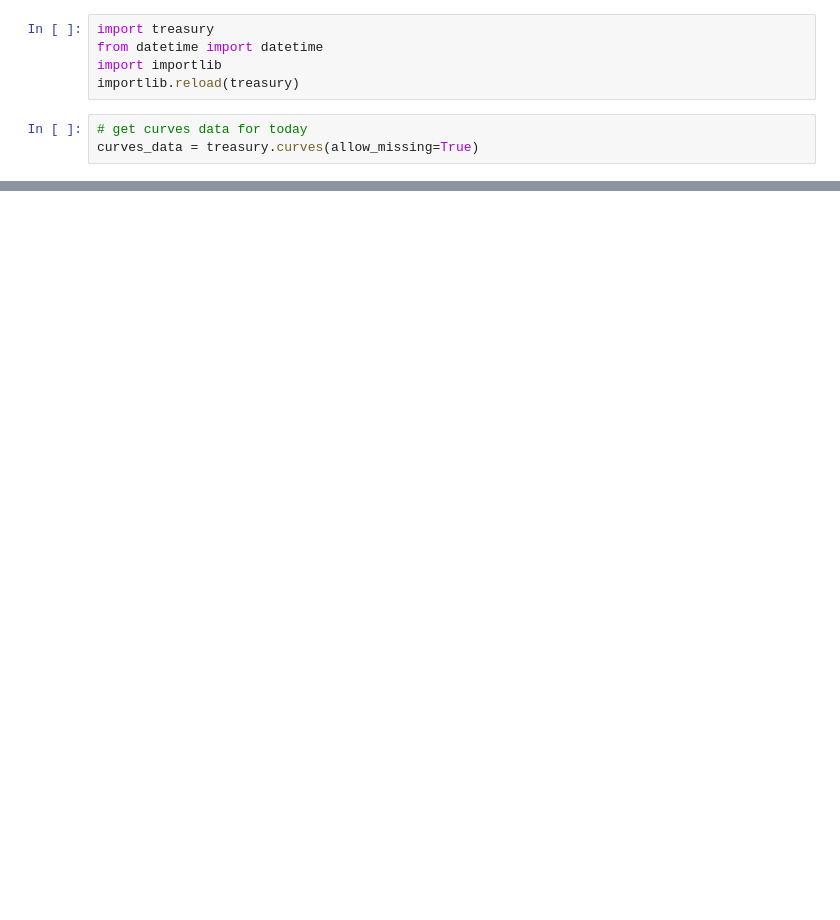
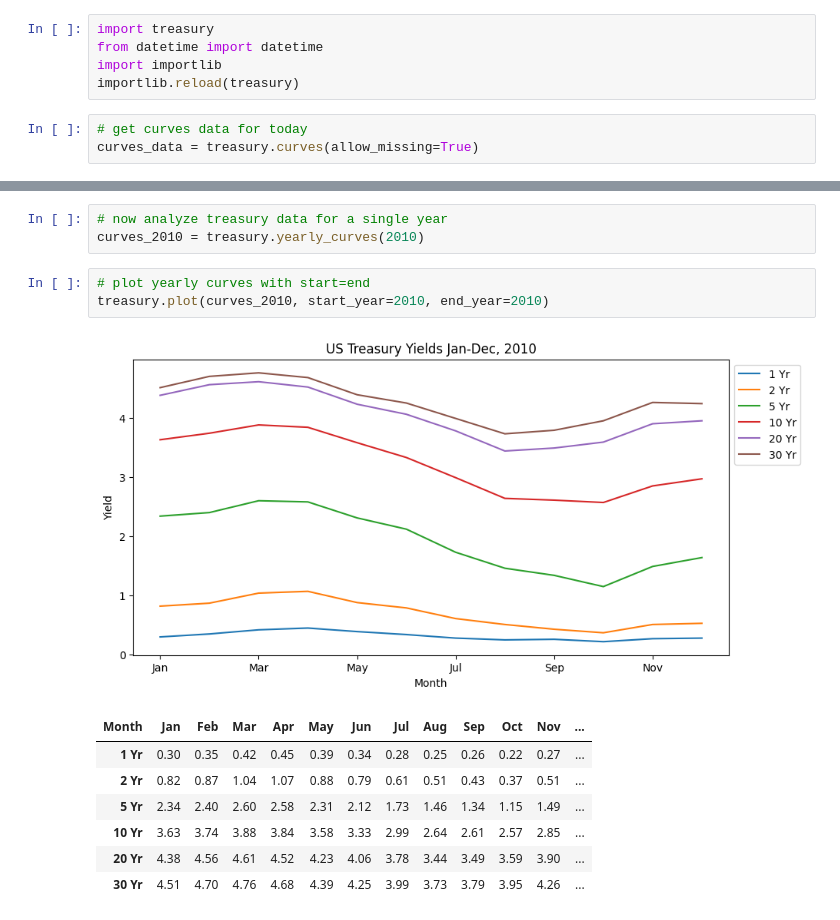
Before and after one commit to pepe454/treasury-curves, a Jupyter notebook: yield_curve.ipynb, the cells around one changed output, grey strips where cells are left out. Drawn from its saved outputs; the diff is of its cells as text; blank space fills up the shorter version.

```diff
--- a/yield_curve.ipynb
+++ b/yield_curve.ipynb
@@ -41,0 +46,15 @@ curves_data
+# %%
+# now analyze treasury data for a single year
+curves_2010 = treasury.yearly_curves(2010)
+# %%
+# plot yearly curves with start=end
+treasury.plot(curves_2010, start_year=2010, end_year=2010)
+# %% [output]
+[figure, added]
+| Month | Jan | Feb | Mar | Apr | May | Jun | Jul | Aug | Sep | Oct | Nov | ... |
+| 1 Yr | 0.30 | 0.35 | 0.42 | 0.45 | 0.39 | 0.34 | 0.28 | 0.25 | 0.26 | 0.22 | 0.27 | ... |
+| 2 Yr | 0.82 | 0.87 | 1.04 | 1.07 | 0.88 | 0.79 | 0.61 | 0.51 | 0.43 | 0.37 | 0.51 | ... |
+| 5 Yr | 2.34 | 2.40 | 2.60 | 2.58 | 2.31 | 2.12 | 1.73 | 1.46 | 1.34 | 1.15 | 1.49 | ... |
+| 10 Yr | 3.63 | 3.74 | 3.88 | 3.84 | 3.58 | 3.33 | 2.99 | 2.64 | 2.61 | 2.57 | 2.85 | ... |
+| 20 Yr | 4.38 | 4.56 | 4.61 | 4.52 | 4.23 | 4.06 | 3.78 | 3.44 | 3.49 | 3.59 | 3.90 | ... |
+| 30 Yr | 4.51 | 4.70 | 4.76 | 4.68 | 4.39 | 4.25 | 3.99 | 3.73 | 3.79 | 3.95 | 4.26 | ... |
```
Also changed, not shown: parts of 3 cells of this notebook, 1 other file.
